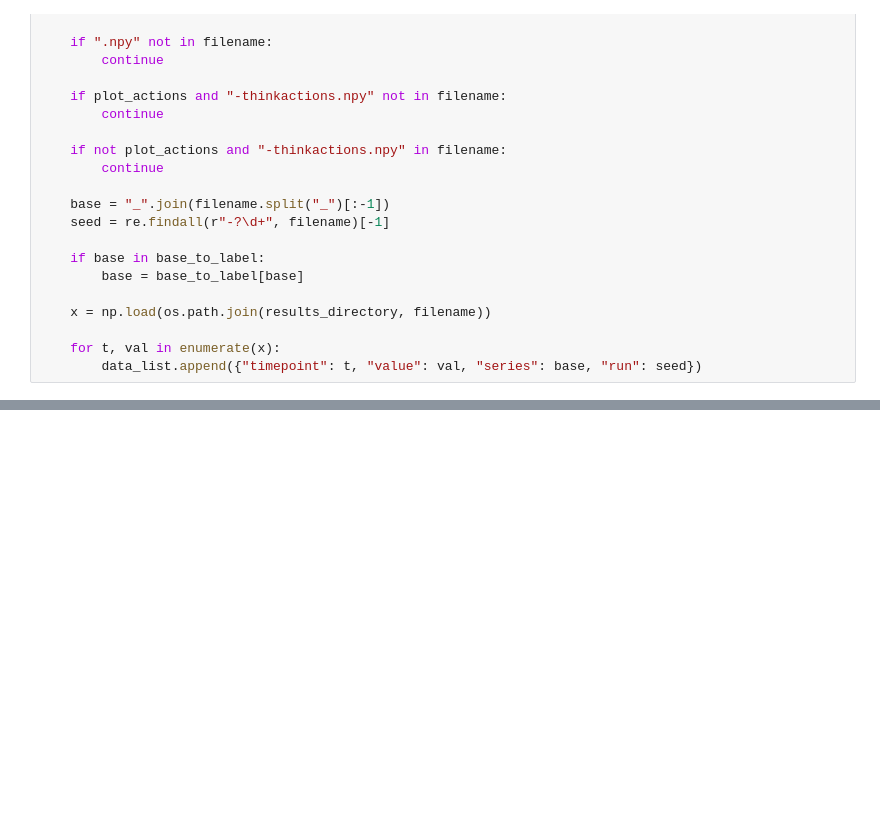
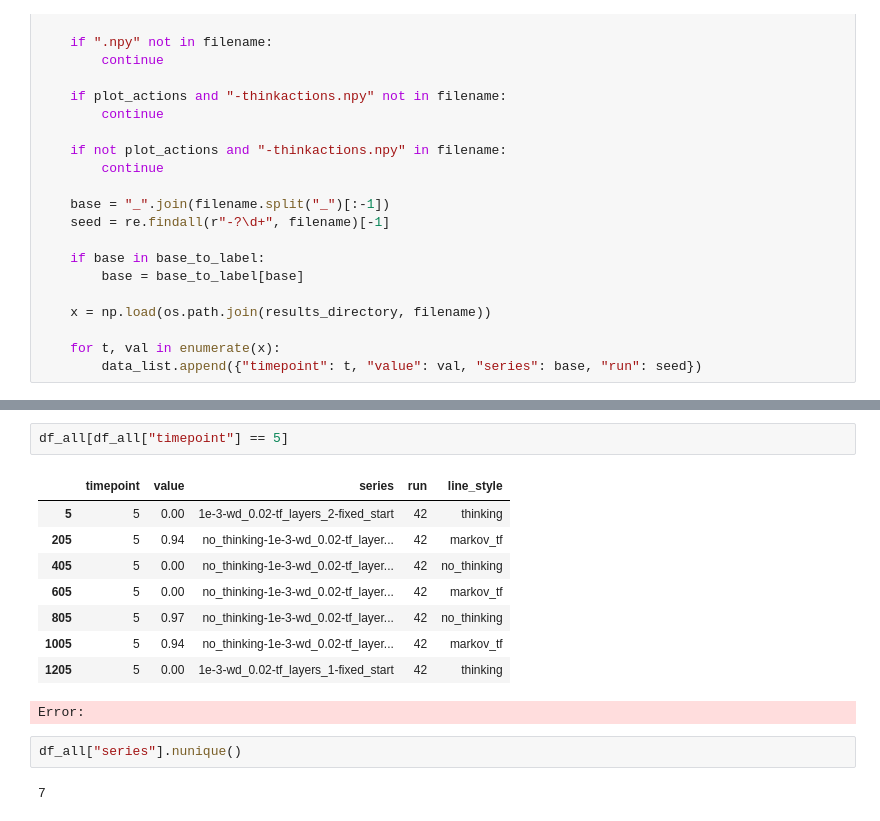
Before and after one commit to chanb/thinking-as-control, a Jupyter notebook: plot.ipynb, the cells around one changed output, grey strips where cells are left out. Saved outputs shown, nothing was run; the diff lists cells and outputs as text; blank space fills up the shorter version.

```diff
--- a/plot.ipynb
+++ b/plot.ipynb
@@ -109,0 +119,16 @@ plt.show()
+# %%
+df_all[df_all["timepoint"] == 5]
+# %% [output]
+|  | timepoint | value | series | run | line_style |
+| 5 | 5 | 0.00 | 1e-3-wd_0.02-tf_layers_2-fixed_start | 42 | thinking |
+| 205 | 5 | 0.94 | no_thinking-1e-3-wd_0.02-tf_layer... | 42 | markov_tf |
+| 405 | 5 | 0.00 | no_thinking-1e-3-wd_0.02-tf_layer... | 42 | no_thinking |
+| 605 | 5 | 0.00 | no_thinking-1e-3-wd_0.02-tf_layer... | 42 | markov_tf |
+| 805 | 5 | 0.97 | no_thinking-1e-3-wd_0.02-tf_layer... | 42 | no_thinking |
+| 1005 | 5 | 0.94 | no_thinking-1e-3-wd_0.02-tf_layer... | 42 | markov_tf |
+| 1205 | 5 | 0.00 | 1e-3-wd_0.02-tf_layers_1-fixed_start | 42 | thinking |
+Error:
+# %%
+df_all["series"].nunique()
+# %% [output]
+7
```
Also changed, not shown: parts of 2 cells of this notebook, 3 other files.
